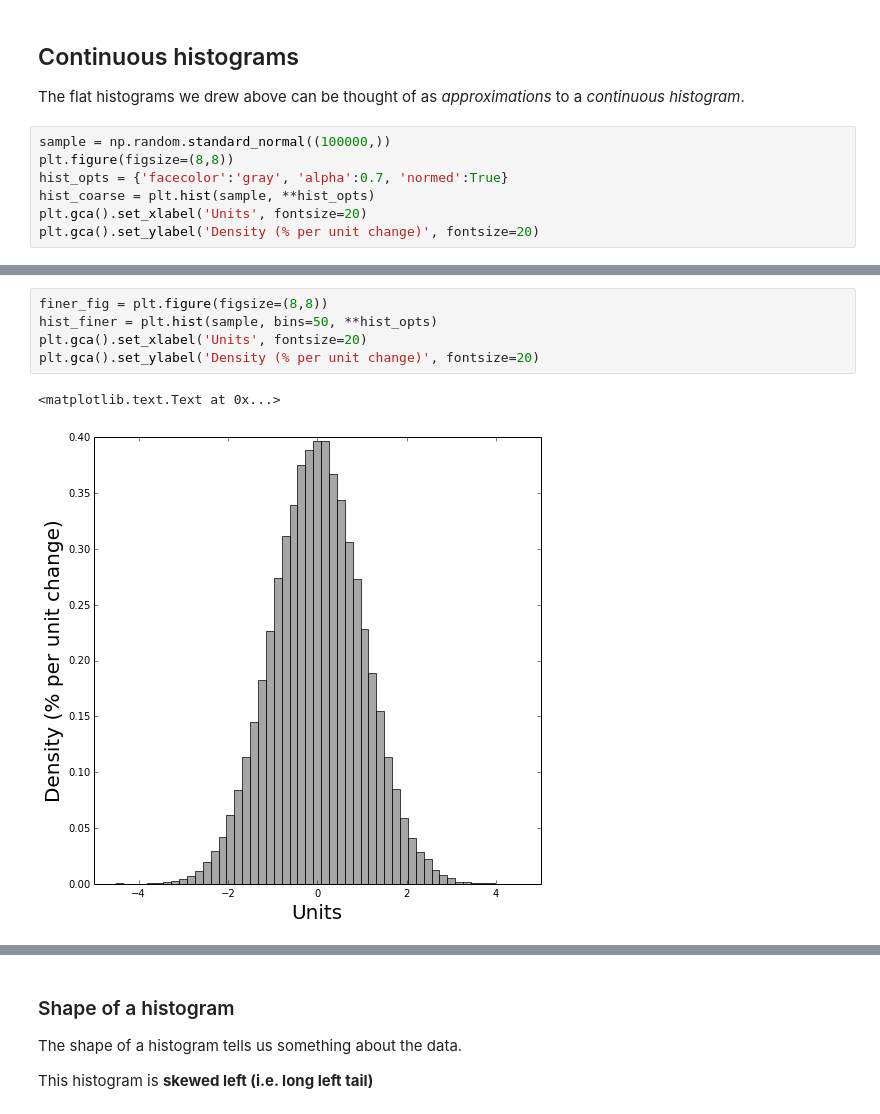
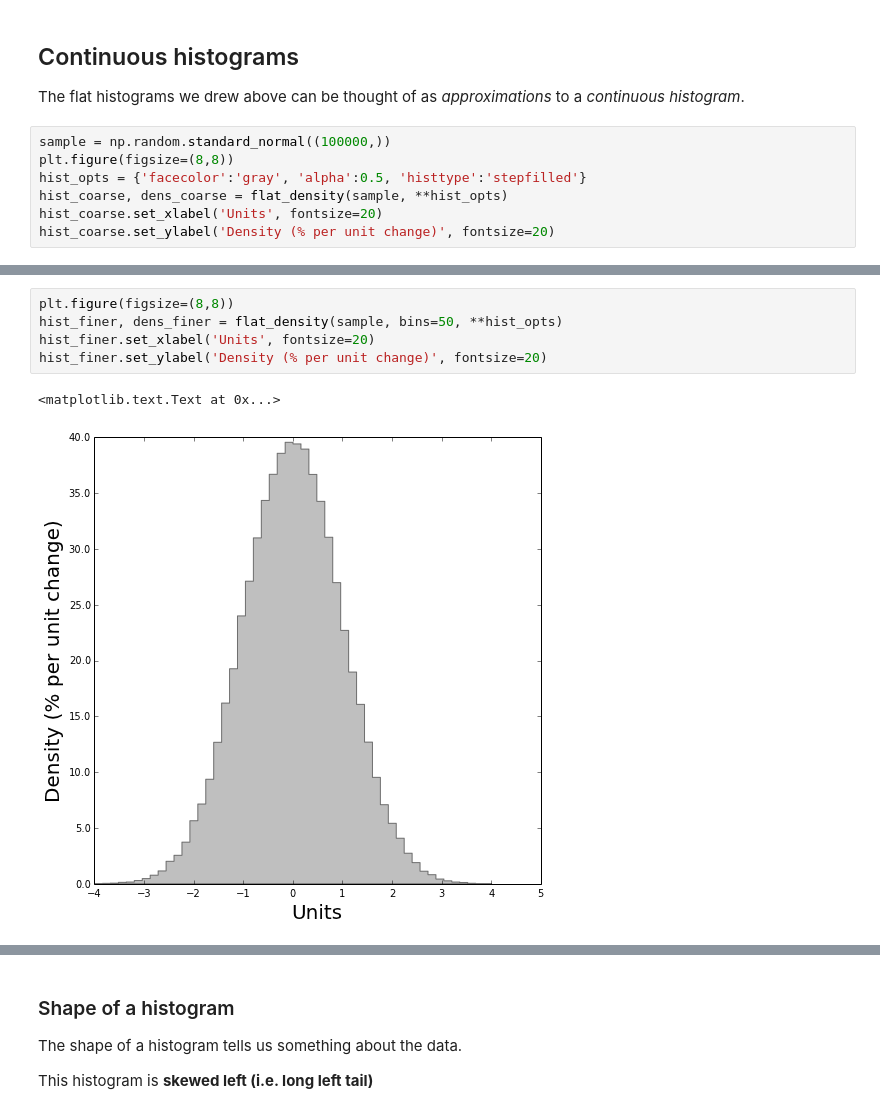
Before and after one commit to jonathan-taylor/stats60, a Jupyter notebook: Graphical Summaries.ipynb, the cells around one changed output, grey strips where cells are left out. Cells and saved outputs as stored; diff of their text form.

```diff
--- a/Graphical Summaries.ipynb
+++ b/Graphical Summaries.ipynb
@@ -145,9 +150,9 @@ The flat histograms we drew above can be thought of as
 # %%
 sample = np.random.standard_normal((100000,))
 plt.figure(figsize=(8,8))
-hist_opts = {'facecolor':'gray', 'alpha':0.7, 'normed':True}
-hist_coarse = plt.hist(sample, **hist_opts)
-plt.gca().set_xlabel('Units', fontsize=20)
-plt.gca().set_ylabel('Density (% per unit change)', fontsize=20)
+hist_opts = {'facecolor':'gray', 'alpha':0.5, 'histtype':'stepfilled'}
+hist_coarse, dens_coarse = flat_density(sample, **hist_opts)
+hist_coarse.set_xlabel('Units', fontsize=20)
+hist_coarse.set_ylabel('Density (% per unit change)', fontsize=20)
 # %% [output]
 <matplotlib.text.Text at 0x...>
@@ -163,9 +168,9 @@ plt.gca().set_ylabel('Density (% per unit change)', fontsize=20)
 # %%
-finer_fig = plt.figure(figsize=(8,8))
-hist_finer = plt.hist(sample, bins=50, **hist_opts)
-plt.gca().set_xlabel('Units', fontsize=20)
-plt.gca().set_ylabel('Density (% per unit change)', fontsize=20)
+plt.figure(figsize=(8,8))
+hist_finer, dens_finer = flat_density(sample, bins=50, **hist_opts)
+hist_finer.set_xlabel('Units', fontsize=20)
+hist_finer.set_ylabel('Density (% per unit change)', fontsize=20)
 # %% [output]
 <matplotlib.text.Text at 0x...>
-[figure, old version]
+[figure, new version]
 # %%
```
Also changed, not shown: parts of 24 cells of this notebook, 4 other files.
